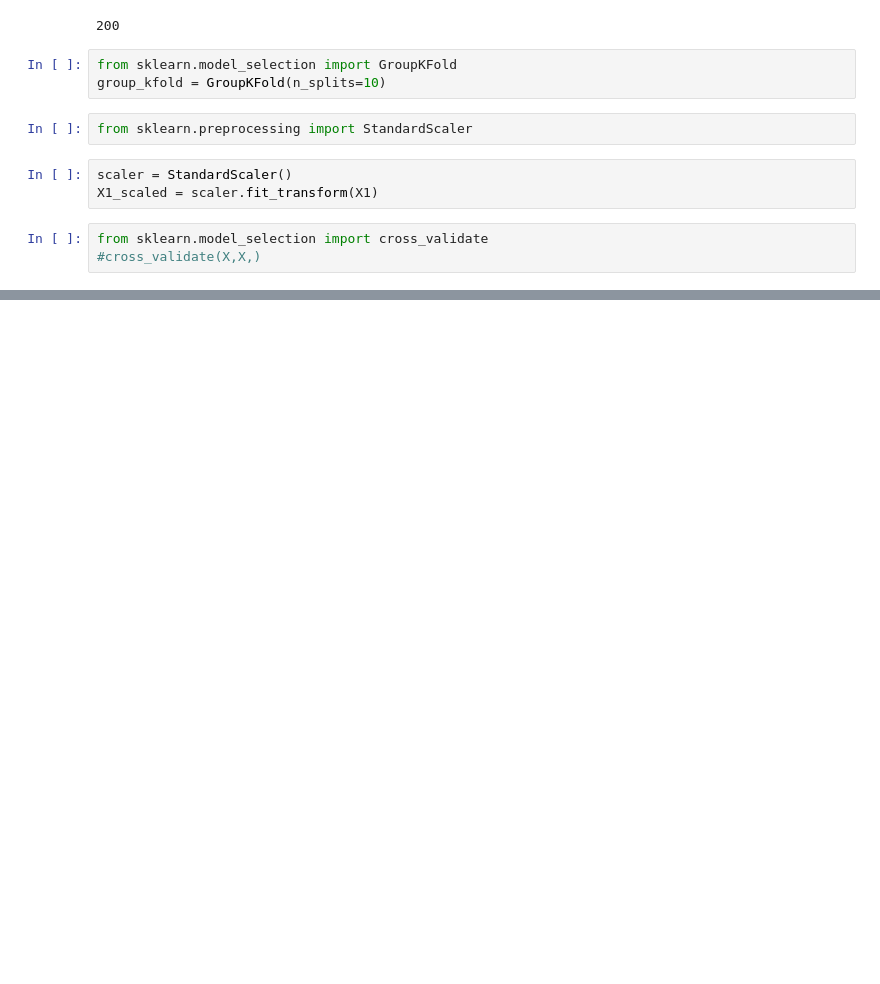
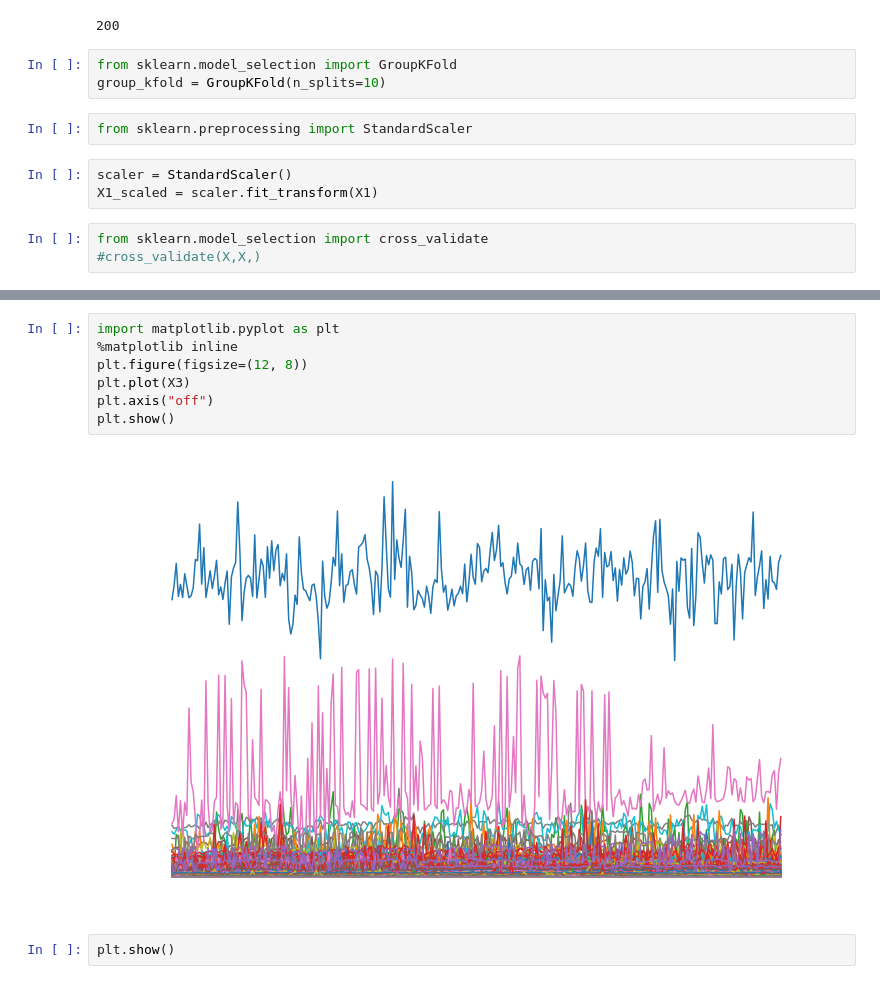
Before and after one commit to MarieRoald/summer_2018, a Jupyter notebook: notebooks/Explore sophus dataset.ipynb, the cells around one changed output, grey strips where cells are left out. Cells and saved outputs as stored; diff of their text form; blank space fills up the shorter version.

```diff
--- a/notebooks/Explore sophus dataset.ipynb
+++ b/notebooks/Explore sophus dataset.ipynb
@@ -286,0 +288,11 @@ ImportError: cannot import name 'create_autoencoder'
+# %%
+import matplotlib.pyplot as plt
+%matplotlib inline
+plt.figure(figsize=(12, 8))
+plt.plot(X3)
+plt.axis("off")
+plt.show()
+# %% [output]
+[figure, added]
+# %%
+plt.show()
```
Also changed, not shown: parts of 3 cells of this notebook.
